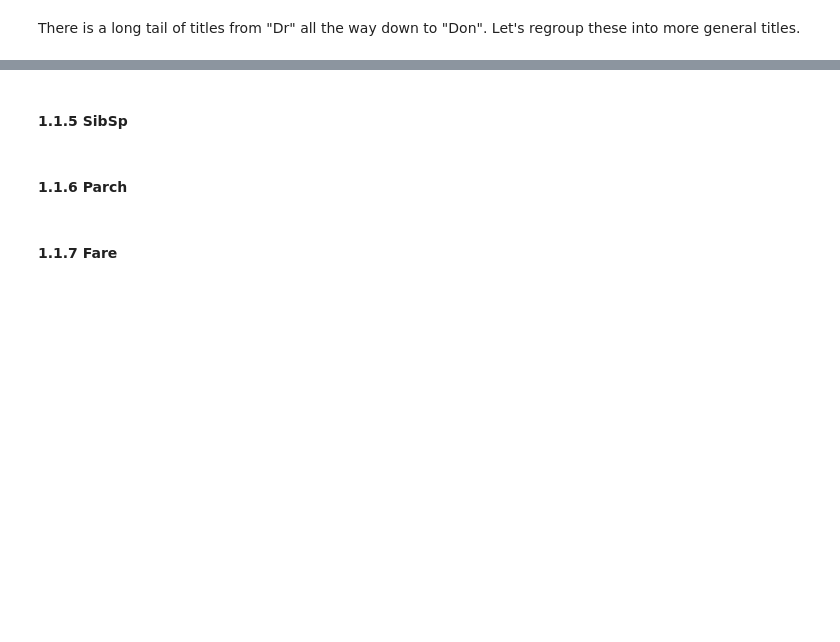
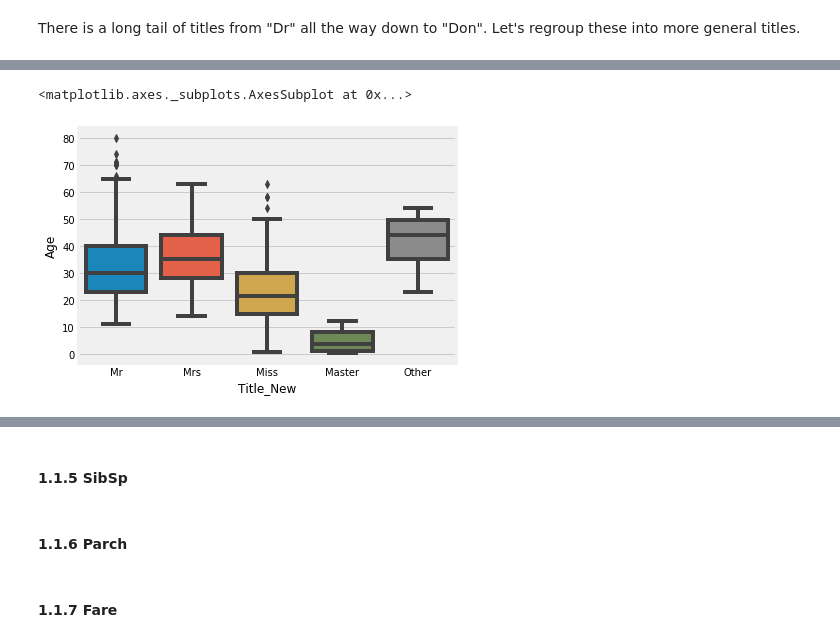
Before and after one commit to chadbartel/Data-Science-Projects, a Jupyter notebook: Titanic/Code/Model/Experiments/Experiment10/eda_titanic_10.ipynb, the cells around one changed output, grey strips where cells are left out. Cells and saved outputs as stored; diff of their text form; code cells hidden in the pictures; blank space fills up the shorter version.

```diff
--- a/Titanic/Code/Model/Experiments/Experiment10/eda_titanic_10.ipynb
+++ b/Titanic/Code/Model/Experiments/Experiment10/eda_titanic_10.ipynb
@@ -344,0 +398,8 @@ There is a long tail of titles from "Dr" all the way down to "Don". Let's regrou
+# %%
+fig, ax = plt.subplots()
+sns.boxplot(x='Title_New', y='Age', data=titanic.data, ax=ax)
+plt.tight_layout()
+plt.show()
+# %% [output]
+<matplotlib.axes._subplots.AxesSubplot at 0x...>
+[figure, added]
```
Also changed, not shown: parts of 13 cells of this notebook.
